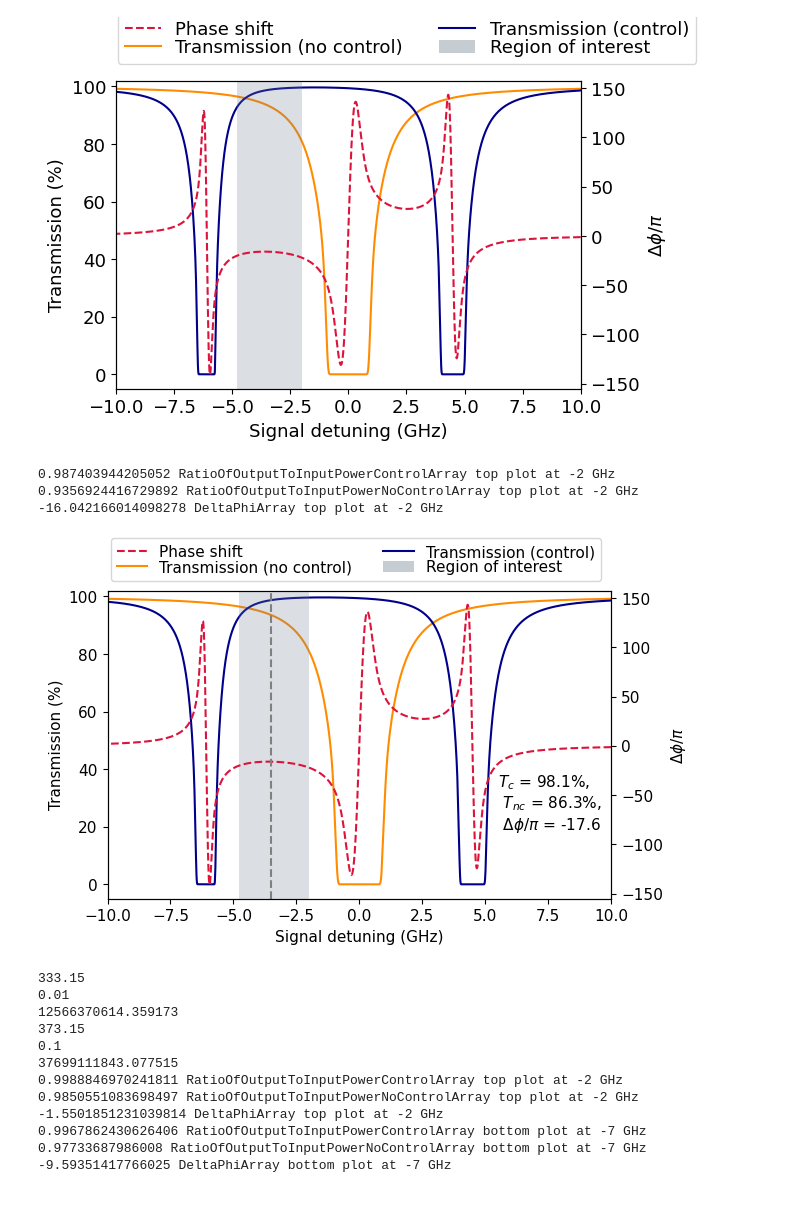
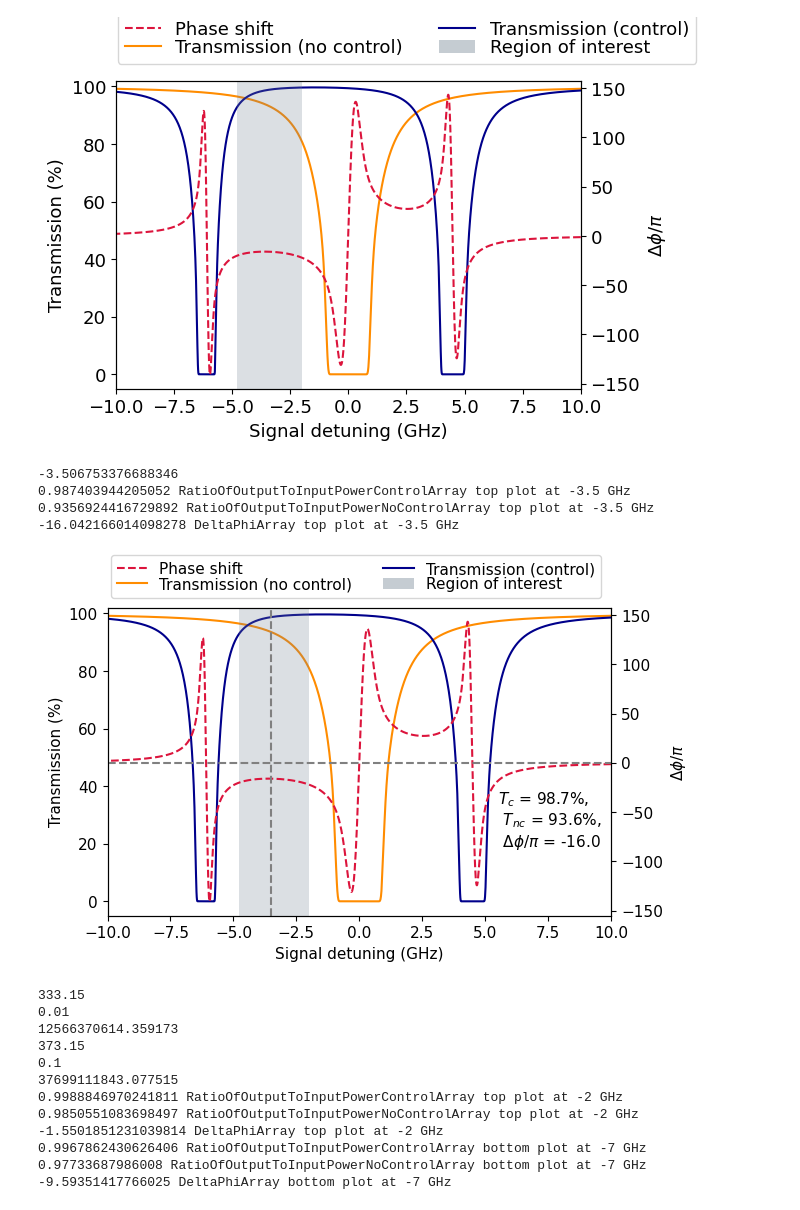
Before and after one commit to WillDavis95/Analysis-scripts-for-Rb-phase-modulator-experiment, a Jupyter notebook: Solving for susceptibility of the 3 level Rb ladder system v6.ipynb, the cells around one changed output. Saved outputs shown, nothing was run; the diff lists cells and outputs as text; code cells hidden in the pictures.

```diff
--- a/Solving for susceptibility of the 3 level Rb ladder system v6.ipynb
+++ b/Solving for susceptibility of the 3 level Rb ladder system v6.ipynb
@@ -350,42 +350,47 @@ ax1.set_ylabel('Transmission (%)')
 ax1.set_ylim(-5, 102)
 #ax1.set_ylim(-50, -10)
 ax1.set_xlim(-10, 10)
 
 rect = Rectangle((0, 0), 1, 1, fc="slategrey", alpha=0.4)
 
 plt.figlegend([PhaseShift, TNoControl,tControl, rect], ['Phase shift', 'Transmission (no control)', 'Transmission (control)', 'Region of interest'], loc = (0.11, 0.89), ncol=2, labelspacing=0.)
 
 a = -4.8
 b = -2
 
 plt.axvspan(a, b, color='slategrey', alpha=0.25, lw=0)
 
 fig.patch.set_facecolor('white')
 fig.patch.set_alpha(1)
 
 fig.set_figheight(4) #sets the size of the subplot figure
 fig.set_figwidth(6.5)
 
 fig.subplots_adjust(hspace=0)
 
-plt.text(5.5,-85,'$T_c$ = 98.1%, \n $T_{nc}$ = 86.3%, \n $\Delta \phi$/$\pi$ = -17.6',rotation=0)
+plt.text(5.5,-85,'$T_c$ = 98.7%, \n $T_{nc}$ = 93.6%, \n $\Delta \phi$/$\pi$ = -16.0', rotation=0)
 
 Index1 = 1350
 xvalue1 = -DeltaSTopRb87[Index1]*10**-9/(2*np.pi)
 
+print(xvalue1)
+
 plt.axvline(xvalue1, color='grey', linestyle='--')
+ax2.axhline(0, color='grey', linestyle='--')
 
-print(RatioOfOutputToInputPowerControl[1350],'RatioOfOutputToInputPowerControlArray top plot at -2 GHz')
-print(RatioOfOutputToInputPowerNoControl[1350],'RatioOfOutputToInputPowerNoControlArray top plot at -2 GHz')
-print(DeltaPhi[1350]/(np.pi),'DeltaPhiArray top plot at -2 GHz')
+print(RatioOfOutputToInputPowerControl[1350],'RatioOfOutputToInputPowerControlArray top plot at -3.5 GHz')
+print(RatioOfOutputToInputPowerNoControl[1350],'RatioOfOutputToInputPowerNoControlArray top plot at -3.5 GHz')
+print(DeltaPhi[1350]/(np.pi),'DeltaPhiArray top plot at -3.5 GHz')
 
 plt.savefig('phase shift transmission 1.6 GHz detuning pure Rb87 95C 47nJ pulse 125um beam waist 4ns single hyperfine.png', dpi=400, bbox_inches='tight', pad_inches = 0)
-plt.savefig('phase shift transmission 1.6 GHz detuning pure Rb87 95C 47nJ pulse 125um beam waist 4ns single hyperfine.pdf', dpi=400, bbox_inches='tight', pad_inches = 0)
+#plt.savefig('phase shift transmission 1.6 GHz detuning pure Rb87 95C 47nJ pulse 125um beam waist 4ns single hyperfine.pdf', dpi=400, bbox_inches='tight', pad_inches = 0)
+plt.savefig('phase shift transmission 1.6 GHz detuning pure Rb87 95C 47nJ pulse 125um beam waist 4ns single hyperfine.png', dpi=400, bbox_inches='tight', pad_inches = 0.1)
 # %% [output]
-0.987403944205052 RatioOfOutputToInputPowerControlArray top plot at -2 GHz
-0.9356924416729892 RatioOfOutputToInputPowerNoControlArray top plot at -2 GHz
--16.042166014098278 DeltaPhiArray top plot at -2 GHz
+-3.506753376688346
+0.987403944205052 RatioOfOutputToInputPowerControlArray top plot at -3.5 GHz
+0.9356924416729892 RatioOfOutputToInputPowerNoControlArray top plot at -3.5 GHz
+-16.042166014098278 DeltaPhiArray top plot at -3.5 GHz
-[figure, old version]
+[figure, new version]
 # %%
 # For Rb87 isotopically pure cells, looking at the upper Rb87 ground state
 
```
